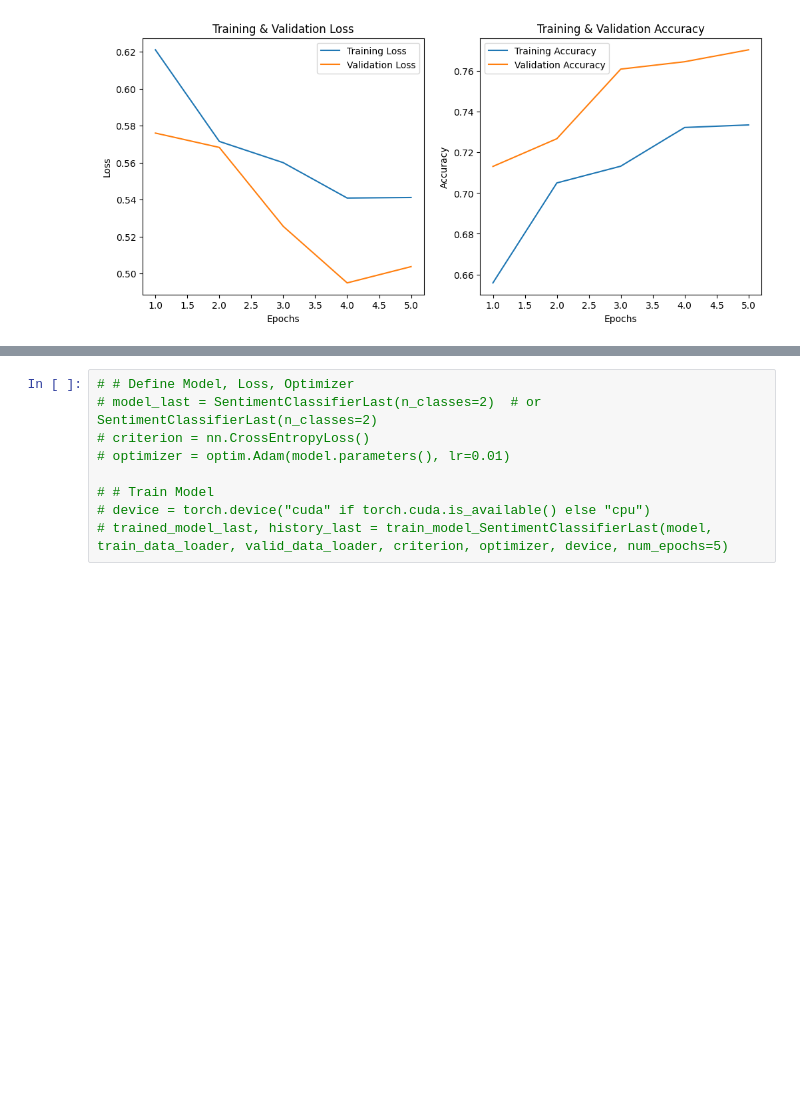
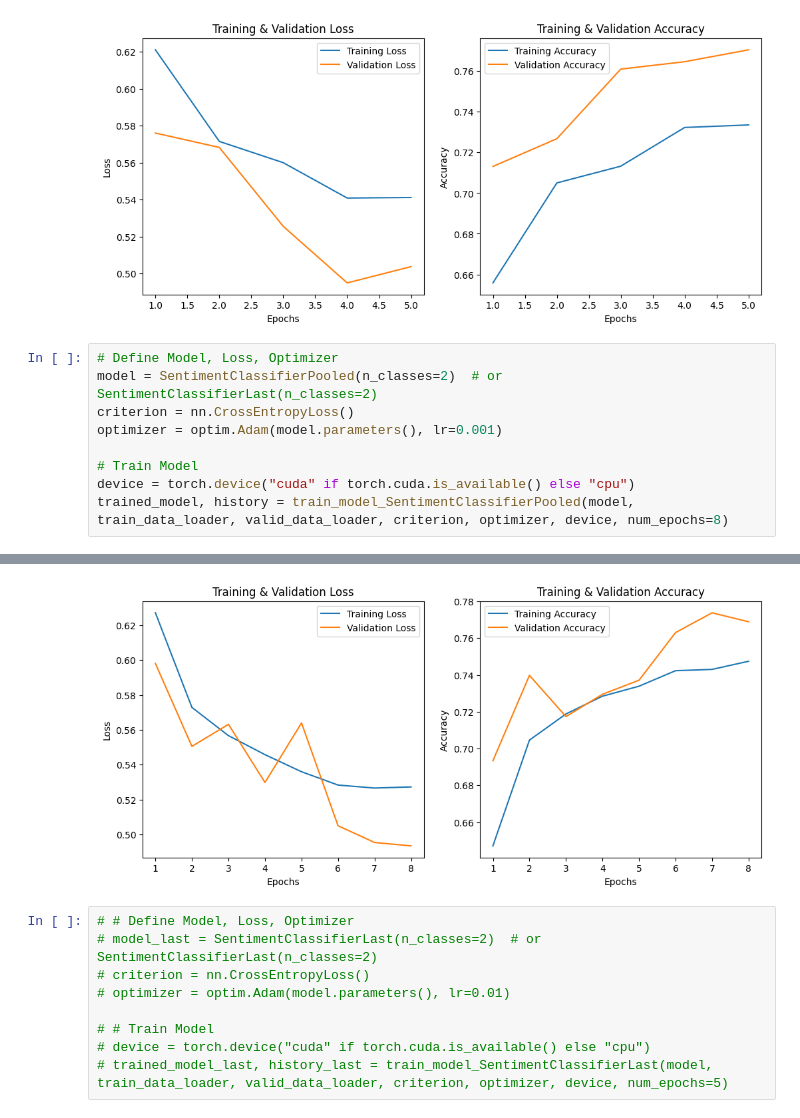
Before and after one commit to Fulankeee/MIE1517-Project-4, a Jupyter notebook: A4.ipynb, the cells around one changed output, grey strips where cells are left out. Saved outputs shown, nothing was run; the diff lists cells and outputs as text; blank space fills up the shorter version.

```diff
--- a/A4.ipynb
+++ b/A4.ipynb
@@ -2900,3 +2900,13 @@ trained_model, history = train_model_SentimentClassifierPooled(model, train_data
 [Epoch 4/5] Train Loss: 0.5409 | Train Acc: 0.7323 | Val Loss: 0.4950 | Val Acc: 0.7646
 [Epoch 5/5] Train Loss: 0.5412 | Train Acc: 0.7335 | Val Loss: 0.5038 | Val Acc: 0.7705
 [figure]
+# %%
+# Define Model, Loss, Optimizer
+model = SentimentClassifierPooled(n_classes=2)  # or SentimentClassifierLast(n_classes=2)
+criterion = nn.CrossEntropyLoss()
+optimizer = optim.Adam(model.parameters(), lr=0.001)
+
+# Train Model
+device = torch.device("cuda" if torch.cuda.is_available() else "cpu")
+trained_model, history = train_model_SentimentClassifierPooled(model, train_data_loader, valid_data_loader, criterion, optimizer, device, num_epochs=8)
+# %% [output]
@@ -2903,3 +2921,4 @@ trained_model, history = train_model_SentimentClassifierPooled(model, train_data
+[figure, added]
 # %%
 # # Define Model, Loss, Optimizer
 # model_last = SentimentClassifierLast(n_classes=2)  # or SentimentClassifierLast(n_classes=2)
```
Also changed, not shown: parts of 1 cell of this notebook.
